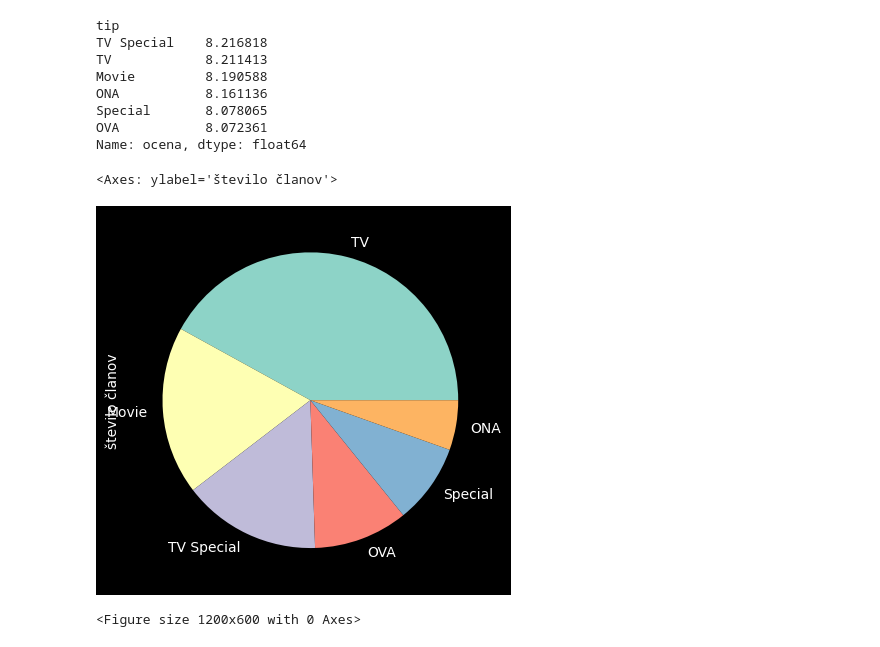
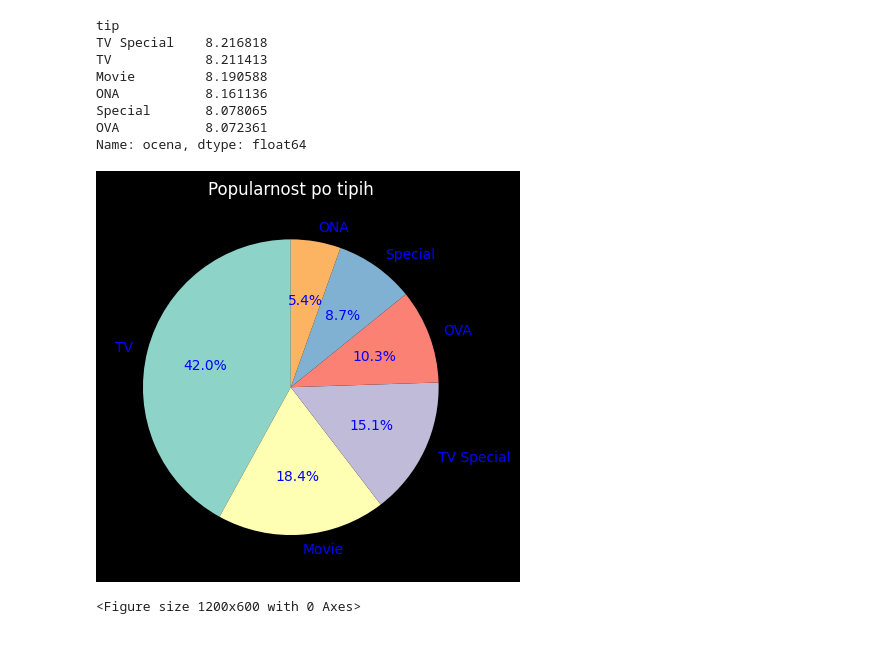
Before and after one commit to voljatel/Projektna-UVP, a Jupyter notebook: analiza-podatkov.ipynb, the cells around one changed output. Cells and saved outputs as stored; diff of their text form; code cells hidden in the pictures.

```diff
--- a/analiza-podatkov.ipynb
+++ b/analiza-podatkov.ipynb
@@ -185,10 +185,12 @@ OVA           8.072361
 Name: ocena, dtype: float64
 # %%
 povprecna_popularnost_po_tipih = animeji.groupby("tip")["število članov"].mean().sort_values(ascending=False)
-povprecna_popularnost_po_tipih.plot(kind="pie")
+povprecna_popularnost_po_tipih.plot(kind="pie", autopct="%1.1f%%", startangle=90, textprops={"color": "blue"})
+plt.title("Popularnost po tipih")
+plt.ylabel("")
+plt.show()
 # %% [output]
-<Axes: ylabel='število članov'>
-[figure, old version]
+[figure, new version]
 # %%
 animeji_z_zvrstmi = animeji.merge(anime_zvrsti, left_index=True, right_index=True)
 
```
Also changed, not shown: parts of 1 cell of this notebook.
